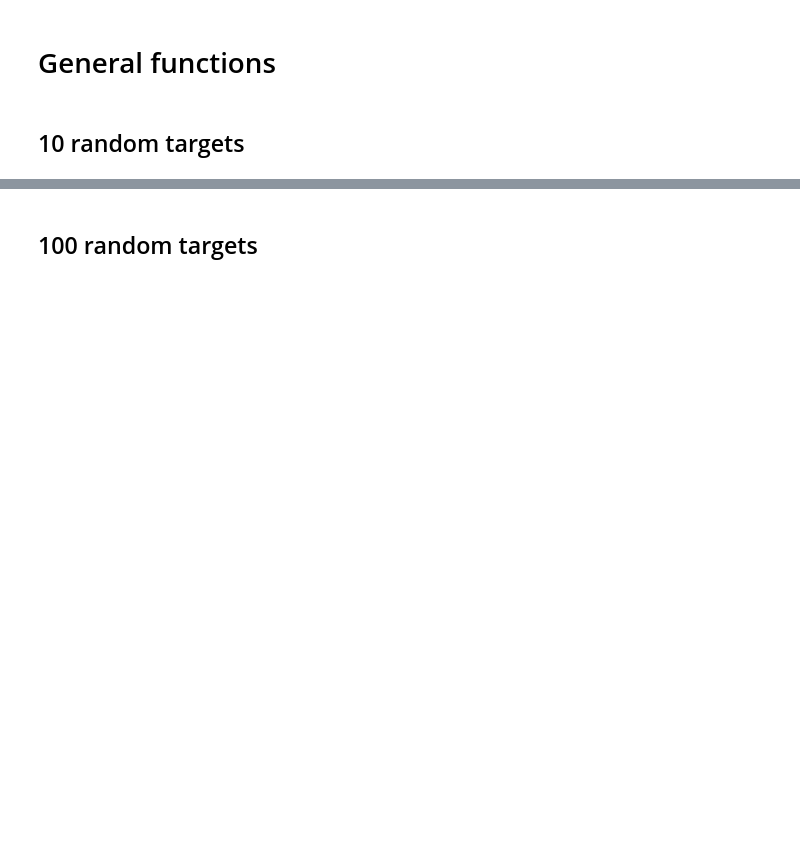
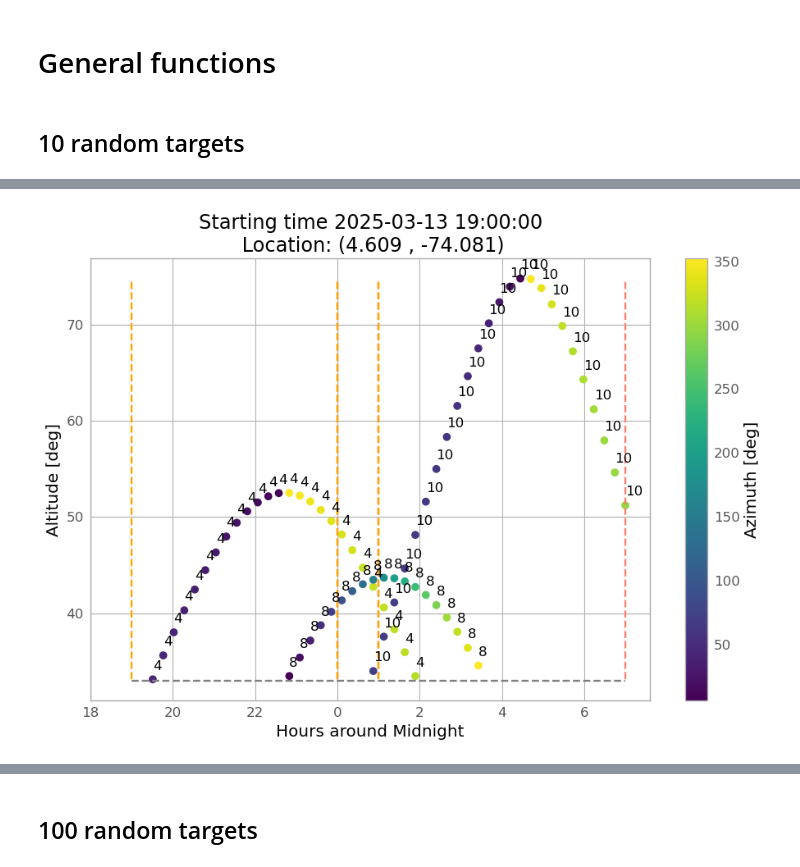
Before and after one commit to ccuellarn/Transient-Operation, a Jupyter notebook: Sketch.ipynb, the cells around one changed output, grey strips where cells are left out. Drawn from its saved outputs; the diff is of its cells as text; code cells hidden in the pictures; blank space fills up the shorter version.

```diff
--- a/Sketch.ipynb
+++ b/Sketch.ipynb
@@ -212,14 +216,18 @@ def OrderLimits(Data,rango,Time,General_time,t_expo,K,m_ref):
 
     #Stablish the order of observation by highest altitude and the time exposition
     for i in range(1,len(Time)):
-        priority = obs.loc[obs['Time'] == Time[i]].sort_values('Alt', ascending=False).head(1)
+        #Organice by highest altitude
+        priority = obs.loc[obs['Time'] == Time[i]].sort_values('Alt', ascending=False, na_position='first').head(1)
         current_time = General_time[i]
 
+        #No matter if we have an empty entrace
         if priority.empty:
             continue
 
+        #Give the time for the observable
         priority['Time'] = current_time
 
+        #No take the empty dataframes
         if priority.empty==False:
 
             if time_flag >= current_time:
@@ -249,7 +257,7 @@ date_i = '2025-03-13 19:00:00'
 date_f = '2025-03-14 07:00:00'
 
 #Time scale of the observation, the minimum is 5 seconds
-timescale = ['m', 30]
+timescale = ['m', 15]
 
 #Limit of telescopes for good observations, usually are 33 degree on altitude
 limit = 33
@@ -324,38 +335,59 @@ order
 # %%
-# plt.figure(figsize=(11,7))
-# plt.style.use(astropy_mpl_style)
-# quantity_support()
-# orderlabels = [i for i in order['Label'].drop_duplicates()]
-# for each in graphic:
-#     if each['Label'].iloc[0] in orderlabels:
+plt.figure(figsize=(11,7))
+plt.style.use(astropy_mpl_style)
+quantity_support()
 
-#         ALT = each['Alt'].tolist()
-#         AZ = each['Az'].tolist()
-#         T = each['Time'].tolist()
+ordertime = []
+min_alt = []
+max_alt = []
+orderlabels = [i for i in order['Label'].drop_duplicates()]
 
-#         plt.scatter(T, ALT,c=AZ,cmap="viridis",lw=1)
+for i in orderlabels:
+    hour_i = order.loc[order['Label']==i].head(1)['Time'].iloc[0].datetime.hour
+    hour_f = order.loc[order['Label']==i].tail(1)['Time'].iloc[0].datetime.hour
 
-#         for j, alt in enumerate(ALT):
-#             plt.annotate(str(each['Label'].iloc[0]), (T[j], alt + 1), color='k')
+    if 13 <= hour_i <= 23:
+        hour_i = hour_i-24
+    if 13 <= hour_f <= 23:
+        hour_f = hour_f-24
 
-# # Limits of good observations
-# plt.plot(time, [limit] * len(time), '--', color='grey')
-# #Details
-# plt.colorbar().set_label("Azimuth [deg]")
-# plt.xlabel("Hours around Midnight")
-# plt.ylabel("Altitude [deg]")
-
-# # Limits of good observations
-# for each in ordertime:
-#     plt.plot([each[0]] * len(np.linspace(30,45, len(time))), np.linspace(30,45, len(time)), '--', color='orange')
-#     plt.plot([each[1]] * len(np.linspace(30,45, len(time))), np.linspace(30,45, len(time)), '--', color='salmon')
-
-# #Exes
-# hours = [str(round(num + 24,1)) if num < 0 else str(round(num,1)) for num in np.array([-6,-4,-2,0,2,4,6])]
-# # plt.gca()
-# plt.xticks(np.array([-6,-4,-2,0,2,4,6]), hours)
-# plt.title('Starting time {}\n Location: ({} , {})'.format(date_i,observer[0],observer[1]))
+    ordertime.append((hour_i,hour_f))
 
 
-# plt.show()
+for each in graphic:
+    if each['Label'].iloc[0] in orderlabels:
+
+        ALT = each['Alt'].tolist()
+        AZ = each['Az'].tolist()
+        T = each['Time'].tolist()
+
+        plt.scatter(T, ALT,c=AZ,cmap="viridis",lw=1)
+
+        for j, alt in enumerate(ALT):
+            plt.annotate(str(each['Label'].iloc[0]), (T[j], alt + 1), color='k')
+
+        min_alt.append(min(ALT))
+        max_alt.append(max(ALT))
+
+# Limits of good observations
+plt.plot(time, [limit] * len(time), '--', color='grey')
+#Details
+plt.colorbar().set_label("Azimuth [deg]")
+plt.xlabel("Hours around Midnight")
+plt.ylabel("Altitude [deg]")
+
+# Limits of good observations
+for each in ordertime:
+    plt.plot([each[0]] * len(np.linspace(min(min_alt),max(max_alt), len(time))), np.linspace(min(min_alt),max(max_alt), len(time)), '--', color='orange')
+    plt.plot([each[1]] * len(np.linspace(min(min_alt),max(max_alt),len(time))), np.linspace(min(min_alt),max(max_alt), len(time)), '--', color='salmon')
+
+#Exes
+hours = [str(round(num + 24,1)) if num < 0 else str(round(num,1)) for num in np.array([-6,-4,-2,0,2,4,6])]
+plt.xticks(np.array([-6,-4,-2,0,2,4,6]), hours)
+plt.title('Starting time {}\n Location: ({} , {})'.format(date_i,observer[0],observer[1]))
+
+
+plt.show()
+# %% [output]
+[figure, added]
 # %%
```
Also changed, not shown: parts of 17 cells of this notebook, 5 other files.
